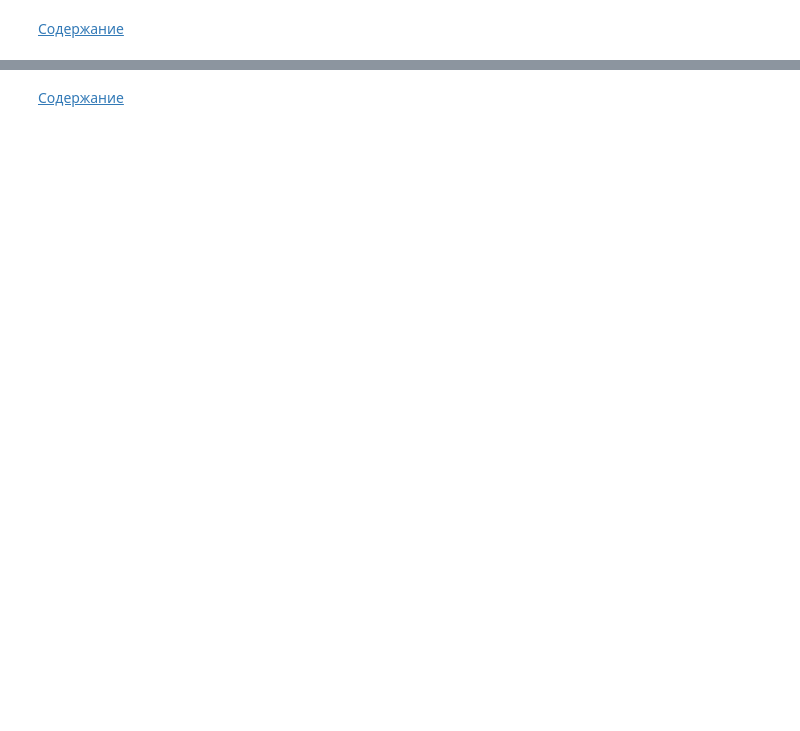
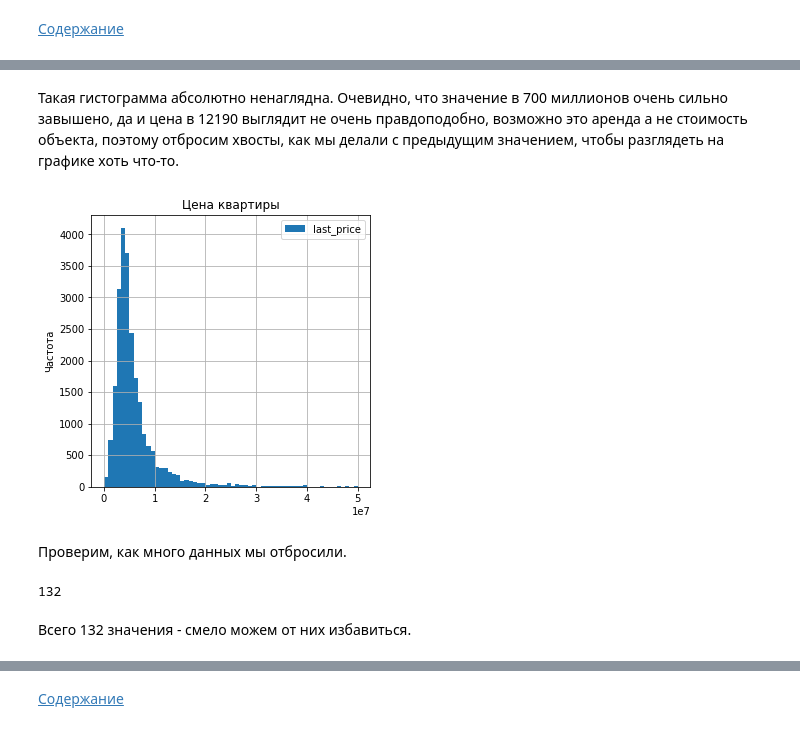
Before and after one commit to ekaterina-singa/Practicum_projects, a Jupyter notebook: fitness/project.ipynb, the cells around one changed output, grey strips where cells are left out. Drawn from its saved outputs; the diff is of its cells as text; code cells hidden in the pictures; blank space fills up the shorter version.

```diff
--- a/fitness/project.ipynb
+++ b/fitness/project.ipynb
@@ -392,0 +478,23 @@ for idx, feat in  enumerate(features): # в цикле переберем все
+# %% [markdown]
+Такая гистограмма абсолютно ненаглядна. Очевидно, что значение в 700 миллионов очень сильно завышено, да и цена в 12190 выглядит не очень правдоподобно, возможно это аренда а не стоимость объекта, поэтому отбросим хвосты, как мы делали с предыдущим значением, чтобы разглядеть на графике хоть что-то.
+# %%
+data.plot(kind='hist',
+          y='last_price',
+          range=(30000, 50000000), # оставим диапазон значений от 30 тысяч до 50 миллионов
+          bins=60,
+          grid=True,
+          legend=True,
+          figsize=(5,5))
+plt.title('Цена квартиры')
+plt.ylabel('Частота')
+plt.show()
+# %% [output]
+[figure, added]
+# %% [markdown]
+Проверим, как много данных мы отбросили.
+# %%
+len(data.query('last_price<30000 or last_price>50000000')) # посчитаем количество значений в срезе, которые мы отбросили
+# %% [output]
+132
+# %% [markdown]
+Всего 132 значения - смело можем от них избавиться.
```
Also changed, not shown: parts of 226 cells of this notebook.
